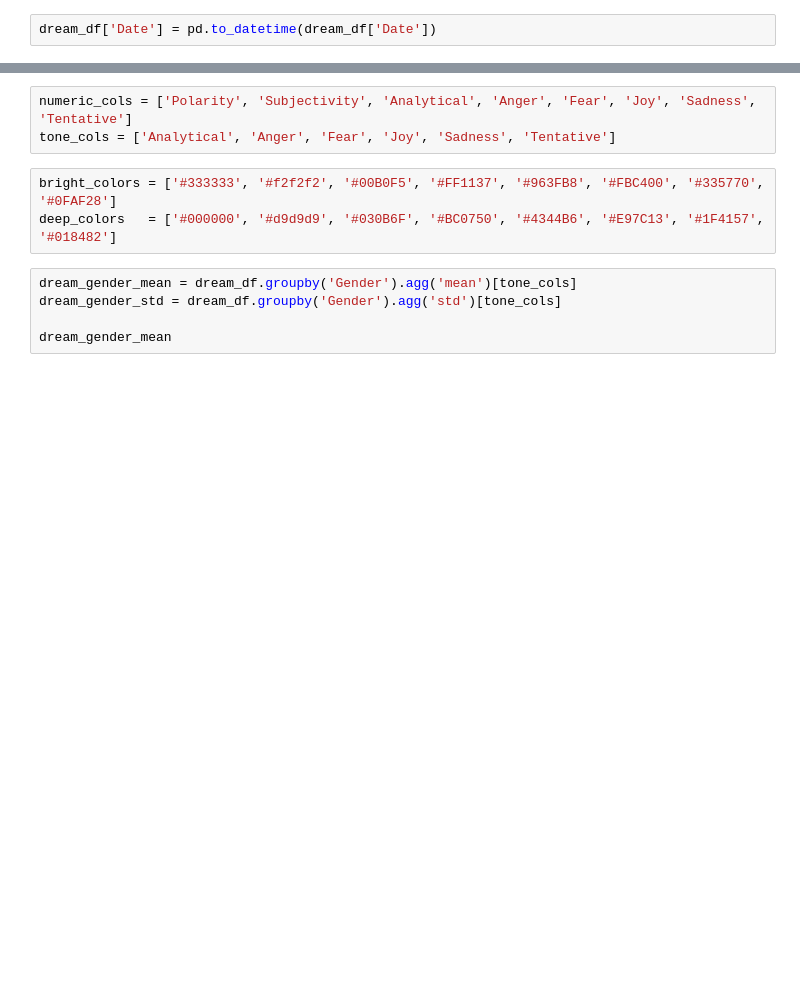
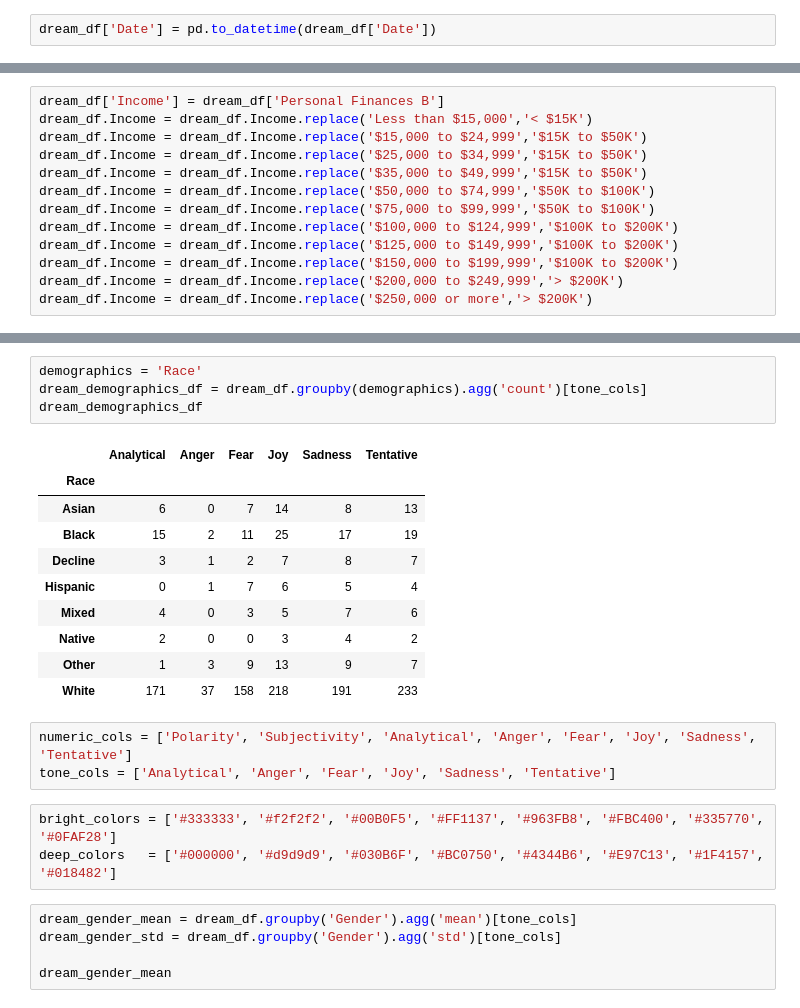
Before and after one commit to MekdiYilma/dreams, a Jupyter notebook: EDA/tone_analysis_on_SDDb.ipynb, the cells around one changed output, grey strips where cells are left out. Drawn from its saved outputs; the diff is of its cells as text; blank space fills up the shorter version.

```diff
--- a/EDA/tone_analysis_on_SDDb.ipynb
+++ b/EDA/tone_analysis_on_SDDb.ipynb
@@ -228,0 +265,13 @@ dream_df['Date'] = pd.to_datetime(dream_df['Date'])
+# %%
+dream_df['Income'] = dream_df['Personal Finances B']
+dream_df.Income = dream_df.Income.replace('Less than $15,000','< $15K')
+dream_df.Income = dream_df.Income.replace('$15,000 to $24,999','$15K to $50K')
+dream_df.Income = dream_df.Income.replace('$25,000 to $34,999','$15K to $50K')
+dream_df.Income = dream_df.Income.replace('$35,000 to $49,999','$15K to $50K')
+dream_df.Income = dream_df.Income.replace('$50,000 to $74,999','$50K to $100K')
+dream_df.Income = dream_df.Income.replace('$75,000 to $99,999','$50K to $100K')
+dream_df.Income = dream_df.Income.replace('$100,000 to $124,999','$100K to $200K')
+dream_df.Income = dream_df.Income.replace('$125,000 to $149,999','$100K to $200K')
+dream_df.Income = dream_df.Income.replace('$150,000 to $199,999','$100K to $200K')
+dream_df.Income = dream_df.Income.replace('$200,000 to $249,999','> $200K')
+dream_df.Income = dream_df.Income.replace('$250,000 or more','> $200K')
@@ -229,3 +337,18 @@ dream_df['Date'] = pd.to_datetime(dream_df['Date'])
+# %%
+demographics = 'Race'
+dream_demographics_df = dream_df.groupby(demographics).agg('count')[tone_cols]
+dream_demographics_df
+# %% [output]
+|  | Analytical | Anger | Fear | Joy | Sadness | Tentative |
+| Race |  |  |  |  |  |  |
+| Asian | 6 | 0 | 7 | 14 | 8 | 13 |
+| Black | 15 | 2 | 11 | 25 | 17 | 19 |
+| Decline | 3 | 1 | 2 | 7 | 8 | 7 |
+| Hispanic | 0 | 1 | 7 | 6 | 5 | 4 |
+| Mixed | 4 | 0 | 3 | 5 | 7 | 6 |
+| Native | 2 | 0 | 0 | 3 | 4 | 2 |
+| Other | 1 | 3 | 9 | 13 | 9 | 7 |
+| White | 171 | 37 | 158 | 218 | 191 | 233 |
 # %%
 numeric_cols = ['Polarity', 'Subjectivity', 'Analytical', 'Anger', 'Fear', 'Joy', 'Sadness', 'Tentative']
 tone_cols = ['Analytical', 'Anger', 'Fear', 'Joy', 'Sadness', 'Tentative']
```
Also changed, not shown: parts of 16 cells of this notebook.
